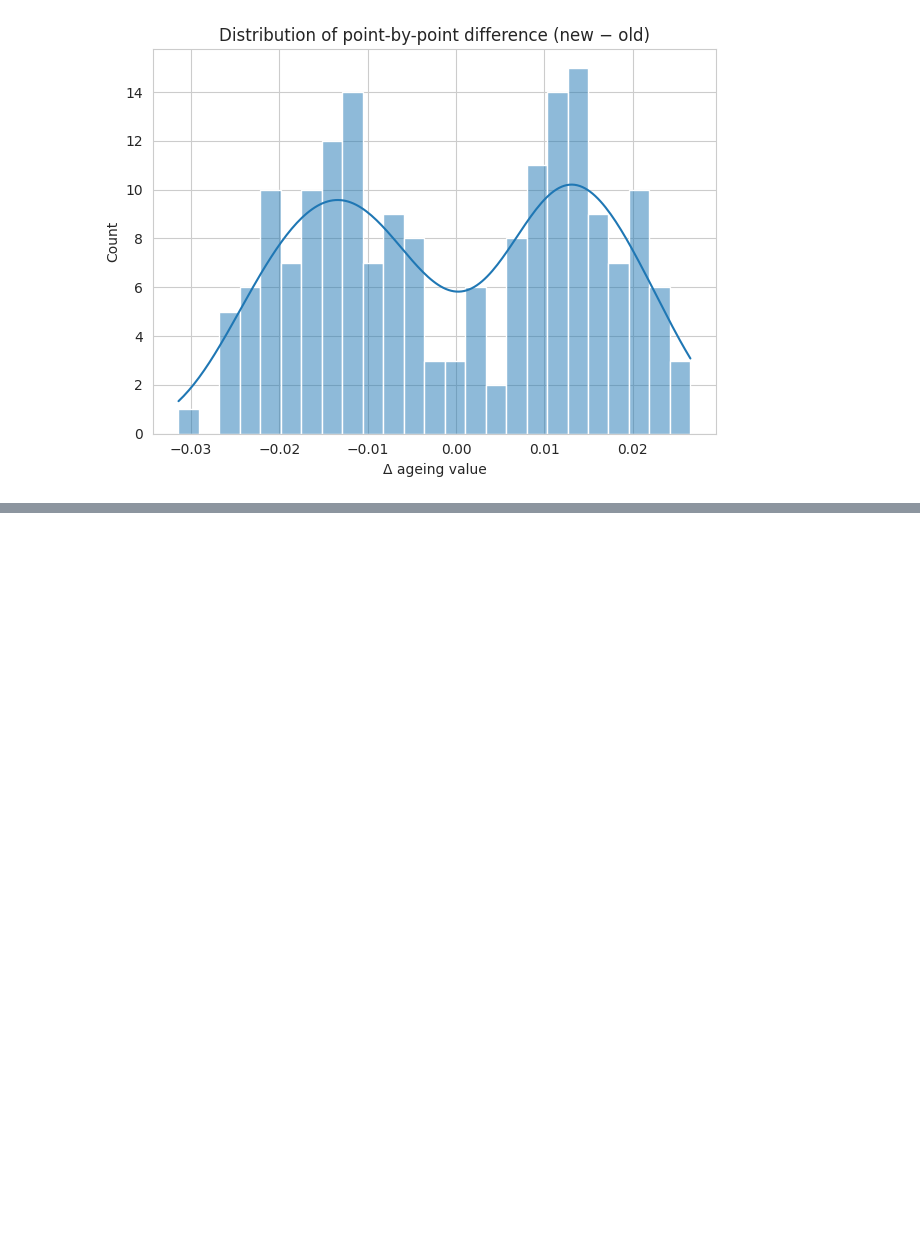
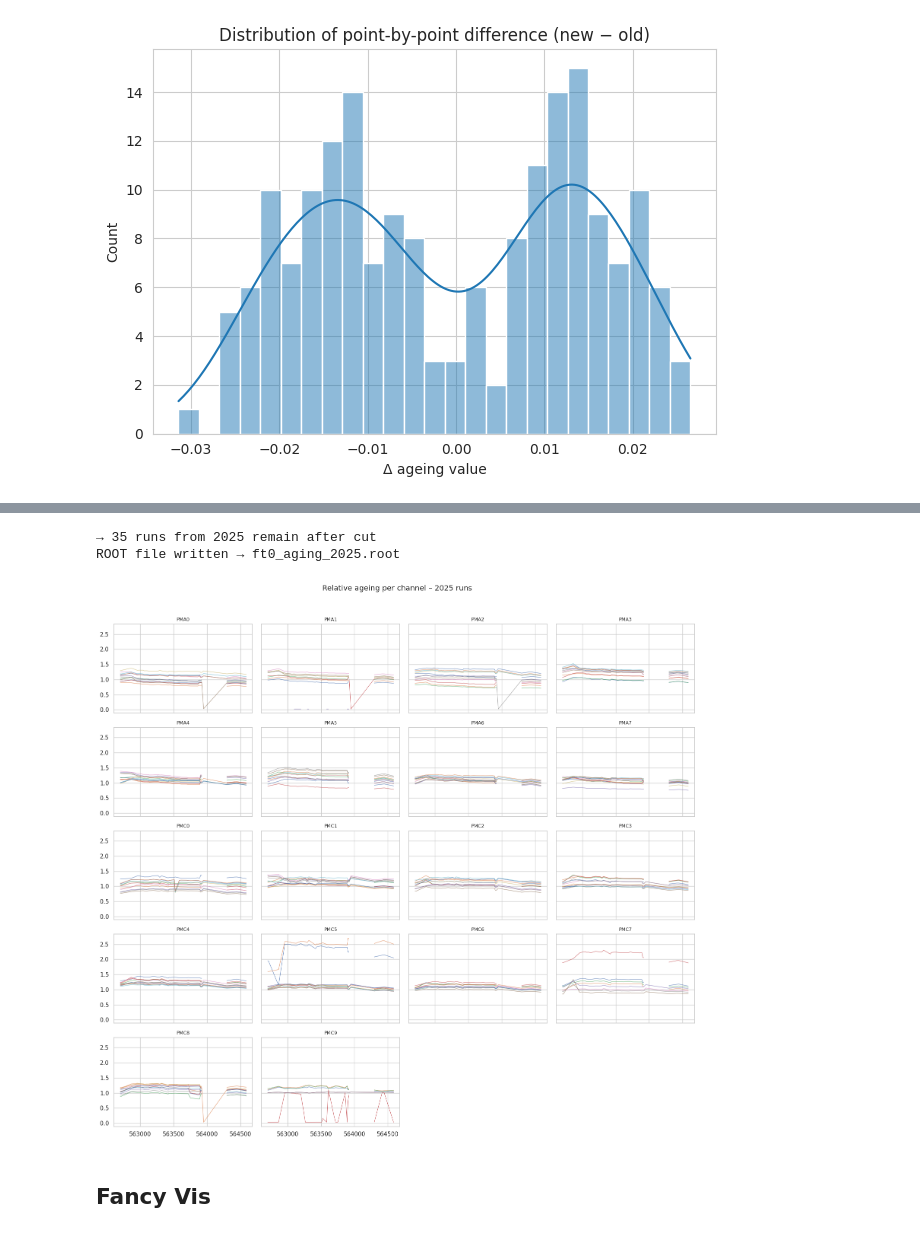
Before and after one commit to mvishiu11/LHC-aging-analysis, a Jupyter notebook: notebooks/analysis.ipynb, the cells around one changed output, grey strips where cells are left out. Cells and saved outputs as stored; diff of their text form; code cells hidden in the pictures; blank space fills up the shorter version.

```diff
--- a/notebooks/analysis.ipynb
+++ b/notebooks/analysis.ipynb
@@ -1752,0 +1958,15 @@ plt.xlabel("Δ ageing value"); plt.tight_layout(); plt.show()
+# %%
+# ╔══════════════════════════════════════════════════════════════╗
+# ║ 3.  Persist to disk (NumPy & ROOT)                           ║
+# ╚══════════════════════════════════════════════════════════════╝
+OUT_DIR = pathlib.Path("processed_ageing")
+OUT_DIR.mkdir(exist_ok=True)
+
+# ---- ROOT file: TTree per channel --------------------------------------
+with uproot.recreate(OUT_DIR/"ageing_per_channel.root") as fout:
+    for ch in range(n_ch):
+        fout[f"ch{ch:03d}"] = {
+            "run"   : runs_ok.astype("i4"),
+            "aging" : age[:, ch].astype("f4"),
+        }
+print("Files written to", OUT_DIR.resolve())
@@ -1752,0 +2320,63 @@ plt.xlabel("Δ ageing value"); plt.tight_layout(); plt.show()
+# %%
+# ╔══════════════════════════════════════════════════════╗
+# ║ 2.  restrict to 2025 and save as ROOT                ║
+# ╚══════════════════════════════════════════════════════╝
+RUN_META = {int(r["run"]): r["start_ms"]
+            for r in json.load(open("../data/laserROOT/laser_runs.json"))}
+
+mask_2025 = np.array([str(r).startswith("56") and 2025 ==
+                      pd.to_datetime(RUN_META.get(r,0), unit="ms").year
+                      for r in runs_ok])
+runs_25   = runs_ok[mask_2025]
+age_25    = age[mask_2025]
+
+print(f"→ {len(runs_25)} runs from 2025 remain after cut")
+
+root_path = "ft0_aging_2025.root"
+with uproot.recreate(root_path) as fout:
+    for ch in range(n_ch):
+        y = age_25[:, ch]
+        if np.isfinite(y).sum() == 0:
+            continue
+        arr_run  = runs_25.astype(np.int32)
+        arr_age  = y.astype(np.float32)
+        fout.mktree(f"ch{ch:03d}",
+                    {"run": "i4", "aging": "f4"}) \
+            .extend({"run":  arr_run,
+                     "aging": arr_age})
+
+print("ROOT file written →", root_path)
+# %% [output]
+→ 35 runs from 2025 remain after cut
+ROOT file written → ft0_aging_2025.root
+# %%
+# ╔══════════════════════════════════════════════════════╗
+# ║ 3.  quick PM-overview plot (only 2025)               ║
+# ╚══════════════════════════════════════════════════════╝
+sns.set_theme(style="whitegrid")
+fig_cols = 4
+pms      = META["pm"].unique()
+fig_rows = math.ceil(len(pms)/fig_cols)
+fig, axes = plt.subplots(fig_rows, fig_cols, figsize=(fig_cols*4, fig_rows*3),
+                         sharex=True, sharey=True)
+axes = axes.ravel()
+
+for i_pm, pm in enumerate(sorted(pms)):
+    ax   = axes[i_pm]
+    chans = META.loc[META["pm"] == pm, "ch"].values
+    for ch in chans:
+        y = age_25[:, ch]
+        if np.isfinite(y).sum() == 0:
+            continue
+        ax.plot(runs_25, y, lw=.8, alpha=.8)
+    ax.set_title(pm, fontsize=9)
+
+for ax in axes[len(pms):]:
+    ax.remove()
+fig.suptitle("Relative ageing per channel – 2025 runs", fontsize=14)
+fig.tight_layout(rect=[0,0,1,0.96])
+plt.show()
+# %% [output]
+[figure, added]
+# %% [markdown]
+## Fancy Vis
```
Also changed, not shown: parts of 21 cells of this notebook.
